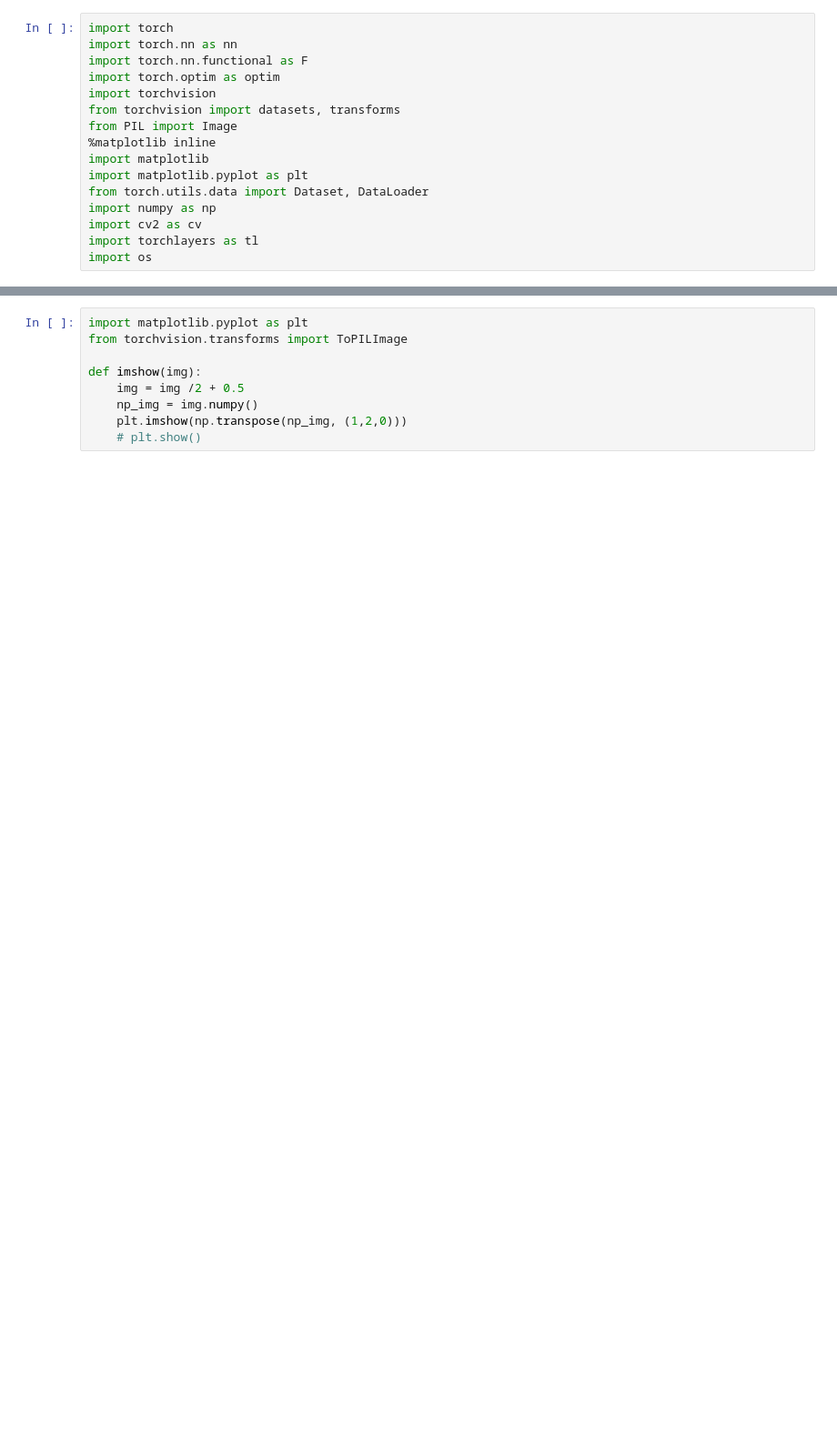
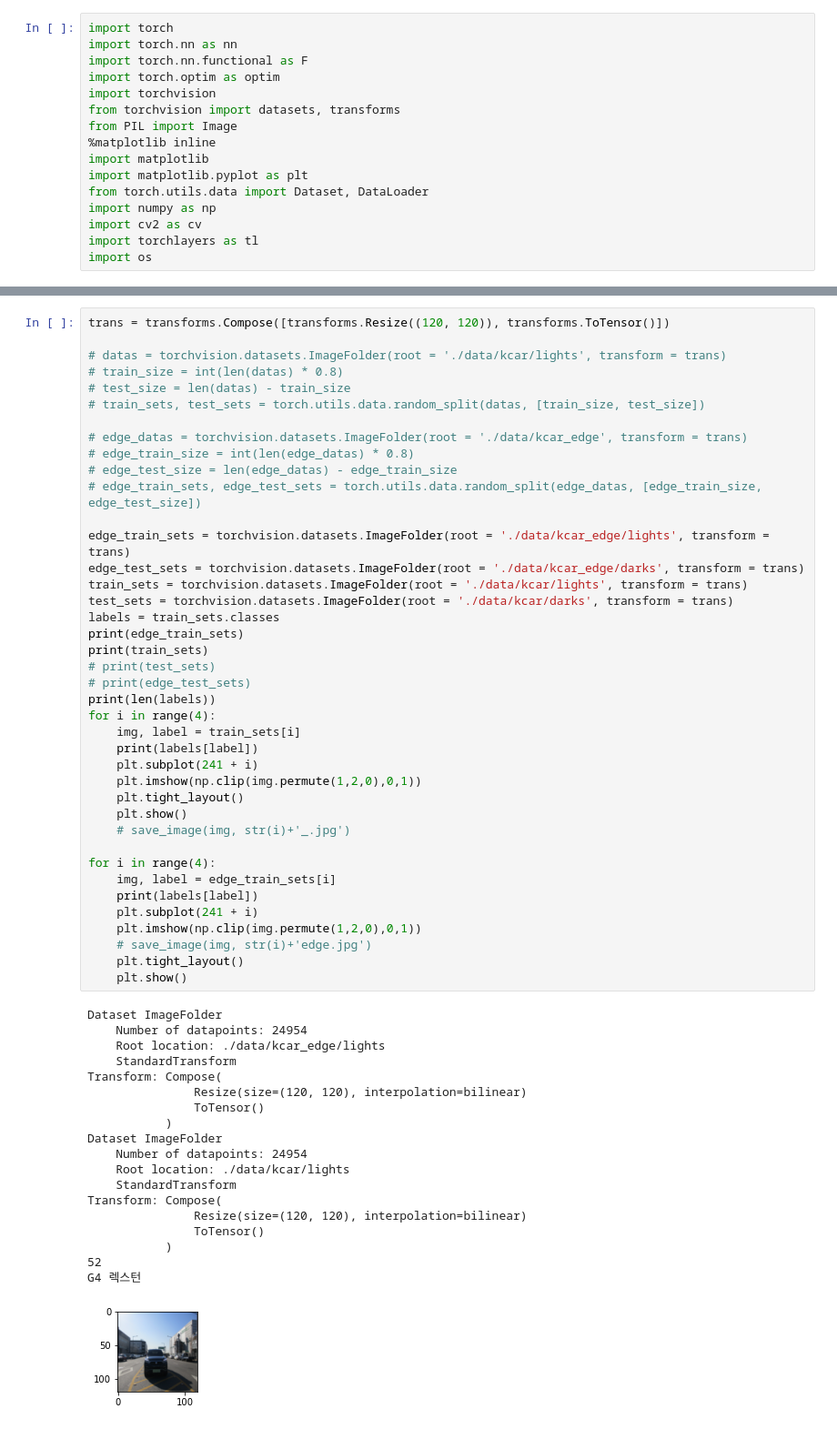
Before and after one commit to CAU-Computer-Vision/Parallel_CNN_car_classifier, a Jupyter notebook: cnn_car_data.ipynb, the cells around one changed output, grey strips where cells are left out. Shown: that part at 91% size. Cells and saved outputs as stored; diff of their text form; blank space fills up the shorter version.

Commit message:
make edge directory and ensemble model

```diff
--- a/cnn_car_data.ipynb
+++ b/cnn_car_data.ipynb
@@ -160,9 +55,60 @@ FileNotFoundError: [Errno 2] No such file or directory: '.\\data\\kcar\\Ssangyon
-# %%
-import matplotlib.pyplot as plt
-from torchvision.transforms import ToPILImage
-
-def imshow(img):
-    img = img /2 + 0.5
-    np_img = img.numpy()
-    plt.imshow(np.transpose(np_img, (1,2,0)))
-    # plt.show()
+# %%
+trans = transforms.Compose([transforms.Resize((120, 120)), transforms.ToTensor()])
+
+# datas = torchvision.datasets.ImageFolder(root = './data/kcar/lights', transform = trans)
+# train_size = int(len(datas) * 0.8)
+# test_size = len(datas) - train_size
+# train_sets, test_sets = torch.utils.data.random_split(datas, [train_size, test_size])
+
+# edge_datas = torchvision.datasets.ImageFolder(root = './data/kcar_edge', transform = trans)
+# edge_train_size = int(len(edge_datas) * 0.8)
+# edge_test_size = len(edge_datas) - edge_train_size
+# edge_train_sets, edge_test_sets = torch.utils.data.random_split(edge_datas, [edge_train_size, edge_test_size])
+
+edge_train_sets = torchvision.datasets.ImageFolder(root = './data/kcar_edge/lights', transform = trans)
+edge_test_sets = torchvision.datasets.ImageFolder(root = './data/kcar_edge/darks', transform = trans)
+train_sets = torchvision.datasets.ImageFolder(root = './data/kcar/lights', transform = trans)
+test_sets = torchvision.datasets.ImageFolder(root = './data/kcar/darks', transform = trans)
+labels = train_sets.classes
+print(edge_train_sets)
+print(train_sets)
+# print(test_sets)
+# print(edge_test_sets)
+print(len(labels))
+for i in range(4):
+    img, label = train_sets[i]
+    print(labels[label])
+    plt.subplot(241 + i)
+    plt.imshow(np.clip(img.permute(1,2,0),0,1))
+    plt.tight_layout()
+    plt.show()
+    # save_image(img, str(i)+'_.jpg')
+
+for i in range(4):
+    img, label = edge_train_sets[i]
+    print(labels[label])
+    plt.subplot(241 + i)
+    plt.imshow(np.clip(img.permute(1,2,0),0,1))
+    # save_image(img, str(i)+'edge.jpg')
+    plt.tight_layout()
+    plt.show()
+# %% [output]
+Dataset ImageFolder
+    Number of datapoints: 24954
+    Root location: ./data/kcar_edge/lights
+    StandardTransform
+Transform: Compose(
+               Resize(size=(120, 120), interpolation=bilinear)
+               ToTensor()
+           )
+Dataset ImageFolder
+    Number of datapoints: 24954
+    Root location: ./data/kcar/lights
+    StandardTransform
+Transform: Compose(
+               Resize(size=(120, 120), interpolation=bilinear)
+               ToTensor()
+           )
+52
+G4 렉스턴
+[figure, added]
```
Also changed, not shown: parts of 22 cells of this notebook.
